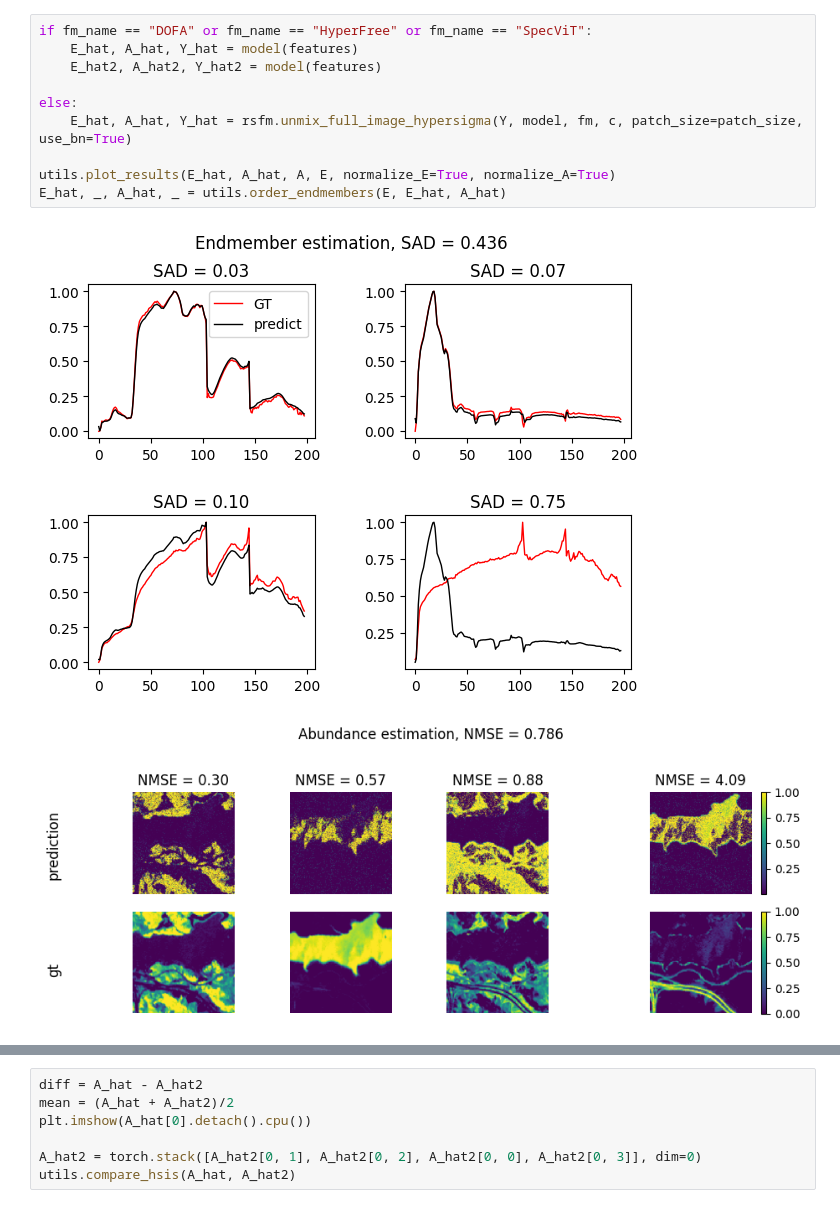
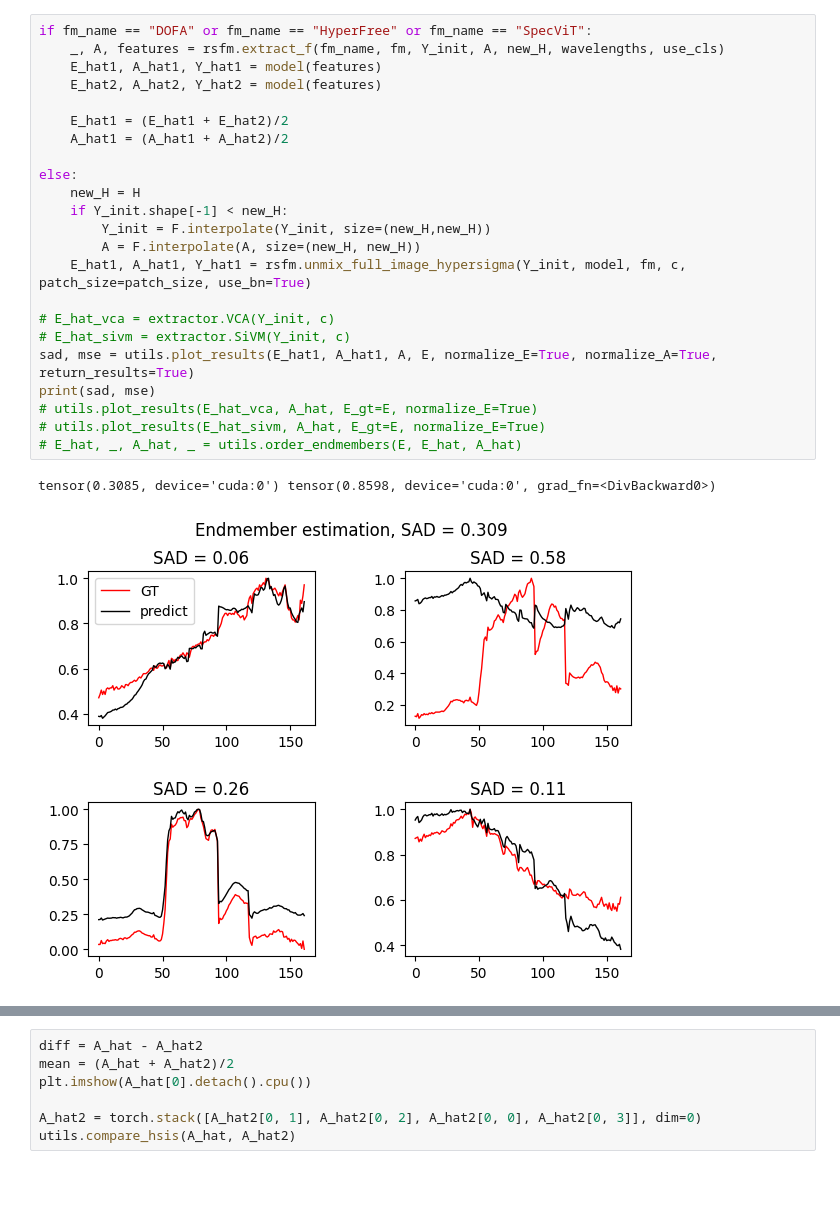
Before and after one commit to edabier/SS-HSU_benchmark, a Jupyter notebook: testing_models.ipynb, the cells around one changed output, grey strips where cells are left out. Drawn from its saved outputs; the diff is of its cells as text; blank space fills up the shorter version.

```diff
--- a/testing_models.ipynb
+++ b/testing_models.ipynb
@@ -260,13 +271,26 @@ Epoch 0: total = 1.182, SAD = 0.493, MSE = 0.200, Ab = 0.239, TV_E = 0.243, TV_A
-# %%
-if fm_name == "DOFA" or fm_name == "HyperFree" or fm_name == "SpecViT":
-    E_hat, A_hat, Y_hat = model(features)
-    E_hat2, A_hat2, Y_hat2 = model(features)
-
-else:
-    E_hat, A_hat, Y_hat = rsfm.unmix_full_image_hypersigma(Y, model, fm, c, patch_size=patch_size, use_bn=True)
-
-utils.plot_results(E_hat, A_hat, A, E, normalize_E=True, normalize_A=True)
-E_hat, _, A_hat, _ = utils.order_endmembers(E, E_hat, A_hat)
-# %% [output]
-[figure, removed]
-[figure, removed]
+# %%
+if fm_name == "DOFA" or fm_name == "HyperFree" or fm_name == "SpecViT":
+    _, A, features = rsfm.extract_f(fm_name, fm, Y_init, A, new_H, wavelengths, use_cls)
+    E_hat1, A_hat1, Y_hat1 = model(features)
+    E_hat2, A_hat2, Y_hat2 = model(features)
+
+    E_hat1 = (E_hat1 + E_hat2)/2
+    A_hat1 = (A_hat1 + A_hat2)/2
+
+else:
+    new_H = H
+    if Y_init.shape[-1] < new_H:
+        Y_init = F.interpolate(Y_init, size=(new_H,new_H))
+        A = F.interpolate(A, size=(new_H, new_H))
+    E_hat1, A_hat1, Y_hat1 = rsfm.unmix_full_image_hypersigma(Y_init, model, fm, c, patch_size=patch_size, use_bn=True)
+
+# E_hat_vca = extractor.VCA(Y_init, c)
+# E_hat_sivm = extractor.SiVM(Y_init, c)
+sad, mse = utils.plot_results(E_hat1, A_hat1, A, E, normalize_E=True, normalize_A=True, return_results=True)
+print(sad, mse)
+# utils.plot_results(E_hat_vca, A_hat, E_gt=E, normalize_E=True)
+# utils.plot_results(E_hat_sivm, A_hat, E_gt=E, normalize_E=True)
+# E_hat, _, A_hat, _ = utils.order_endmembers(E, E_hat, A_hat)
+# %% [output]
+tensor(0.3085, device='cuda:0') tensor(0.8598, device='cuda:0', grad_fn=<DivBackward0>)
+[figure, added]
```
Also changed, not shown: parts of 10 cells of this notebook, 6 other files.
